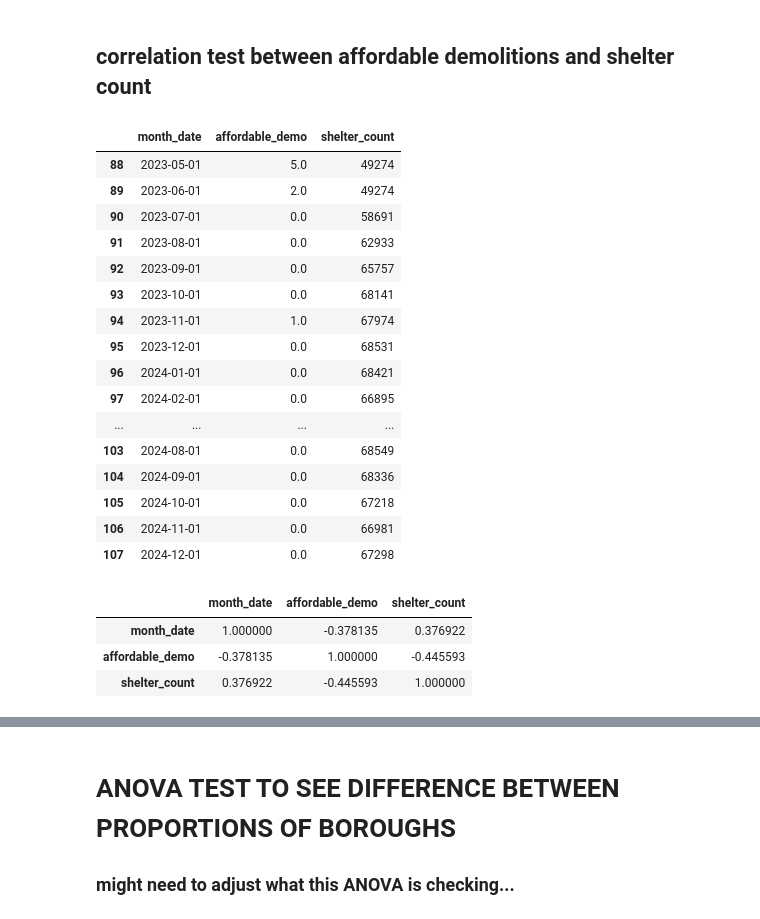
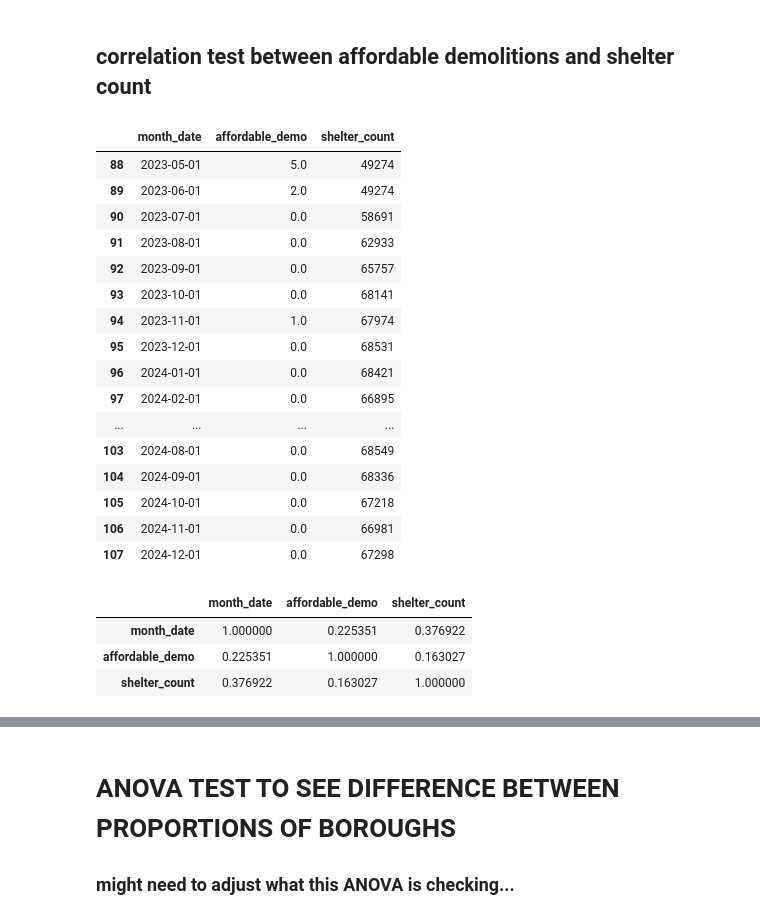
Before and after one commit to kevinserr/Time_Series_Forecast_of_Homelessness_in_NYC_with_Local_Model_Deployment, a Jupyter notebook: python/vincent_eda.ipynb, the cells around one changed output, grey strips where cells are left out. Saved outputs shown, nothing was run; the diff lists cells and outputs as text; code cells hidden in the pictures.

Commit message:
created a filter in order to get a better corr

```diff
--- a/python/vincent_eda.ipynb
+++ b/python/vincent_eda.ipynb
@@ -5,7 +5,9 @@ import matplotlib.pyplot as plt
 import seaborn as sns
 import sqlite3
 
-conn = sqlite3.connect('/Users/beans/Desktop/TeamHousing/data/processed/nyc_demolitions.db')
+DB_PATH = '/Users/Marcy_Student/Desktop/CID_FINAL/TeamHousing/data/processed/nyc_demolitions.db'
+HOUSING_PATH = '/Users/Marcy_Student/Desktop/CID_FINAL/TeamHousing/data/HousingDB_post2010.csv'
+conn = sqlite3.connect(DB_PATH)
 cursor = conn.cursor()
 
 queryowner_demo = """
@@ -275,7 +276,11 @@ demopriveda.tick_params("x",rotation=45)
 # %%
 # CORRELATION TEST FOR HOMELESSNESS AND DEMOLITIONS
 
-corr_test = fact_owner_demo.copy()
+# Created a filter to only show month dates between 1/1/2016 and 07/1/2023
+filter_date = fact_owner_demo[(fact_owner_demo['month_date'] >='2016-01-01') &
+                              (fact_owner_demo['month_date'] >='2023-01-07')]
+
+corr_test = filter_date.copy()
 
 corr_test = corr_test[['month_date','job_typeid','ownership_id']]
 corr_test = corr_test[(corr_test['ownership_id'] == 'affordable') & (corr_test['job_typeid'] == 'demolition')]
@@ -318,33 +323,33 @@ datedf = datedf.merge(shelter,how='left',on='month_date')
 datedf.set_index(keys='month_date')
 
 datedf = datedf.rename(mapper={'job_typeid':'affordable_demo'},axis=1)
 
 datedf.corr()
 
 # correlation between affordable demolitions and shelter counts is negative
 
 display(datedf.tail(20))
 
 display(datedf.corr())
 # %% [output]
 |  | month_date | affordable_demo | shelter_count |
 | 88 | 2023-05-01 | 5.0 | 49274 |
 | 89 | 2023-06-01 | 2.0 | 49274 |
 | 90 | 2023-07-01 | 0.0 | 58691 |
 | 91 | 2023-08-01 | 0.0 | 62933 |
 | 92 | 2023-09-01 | 0.0 | 65757 |
 | 93 | 2023-10-01 | 0.0 | 68141 |
 | 94 | 2023-11-01 | 1.0 | 67974 |
 | 95 | 2023-12-01 | 0.0 | 68531 |
 | 96 | 2024-01-01 | 0.0 | 68421 |
 | 97 | 2024-02-01 | 0.0 | 66895 |
 | ... | ... | ... | ... |
 | 103 | 2024-08-01 | 0.0 | 68549 |
 | 104 | 2024-09-01 | 0.0 | 68336 |
 | 105 | 2024-10-01 | 0.0 | 67218 |
 | 106 | 2024-11-01 | 0.0 | 66981 |
 | 107 | 2024-12-01 | 0.0 | 67298 |
 |  | month_date | affordable_demo | shelter_count |
-| month_date | 1.000000 | -0.378135 | 0.376922 |
-| affordable_demo | -0.378135 | 1.000000 | -0.445593 |
-| shelter_count | 0.376922 | -0.445593 | 1.000000 |
+| month_date | 1.000000 | 0.225351 | 0.376922 |
+| affordable_demo | 0.225351 | 1.000000 | 0.163027 |
+| shelter_count | 0.376922 | 0.163027 | 1.000000 |
```
Also changed, not shown: parts of 5 cells of this notebook.
